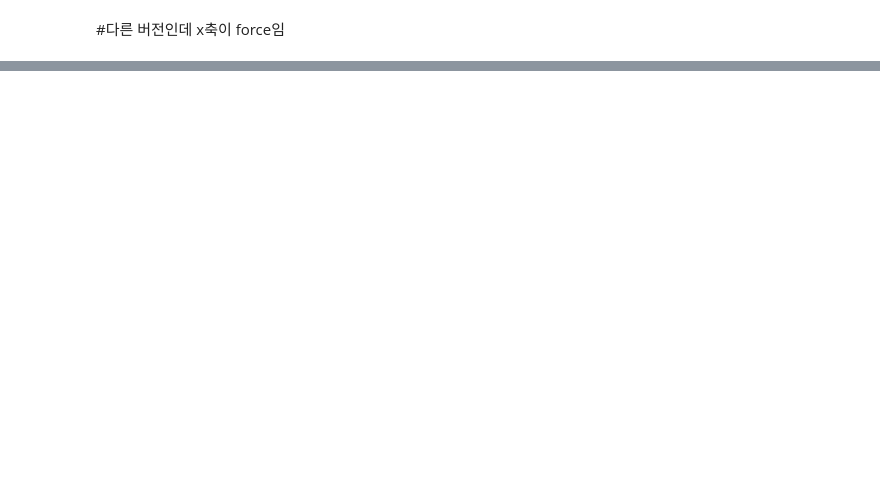
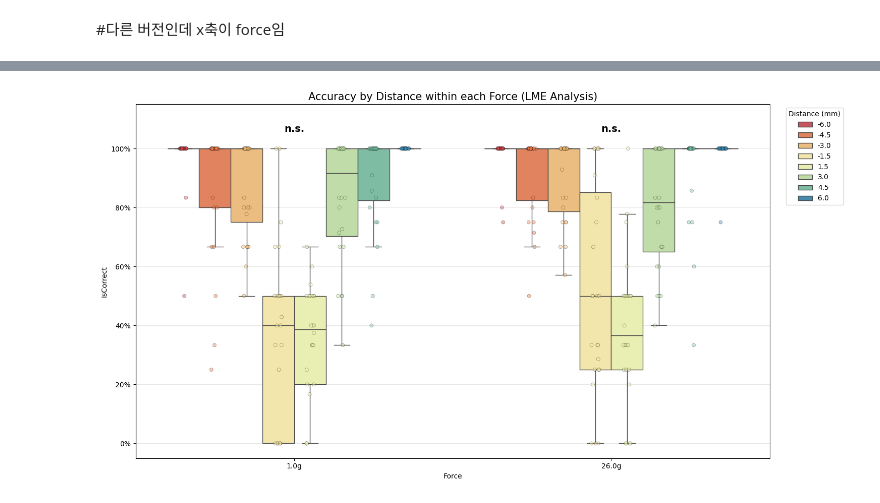
Before and after one commit to kyungeunvoyage/NailFoldExp, a Jupyter notebook: Analysis/(Analysis)Spatial_Discrimination.ipynb, the cells around one changed output, grey strips where cells are left out. Saved outputs shown, nothing was run; the diff lists cells and outputs as text; code cells hidden in the pictures; blank space fills up the shorter version.

```diff
--- a/Analysis/(Analysis)Spatial_Discrimination.ipynb
+++ b/Analysis/(Analysis)Spatial_Discrimination.ipynb
@@ -98,0 +226,94 @@ else:
+# %%
+import pandas as pd
+import seaborn as sns
+import matplotlib.pyplot as plt
+import matplotlib.ticker as mtick
+import glob
+import statsmodels.formula.api as smf
+
+# 1. 데이터 로드 및 통합 (기존 로직 유지)
+file_pattern = 'P*_SpatialDiscrimination.csv'
+file_list = glob.glob(file_pattern)
+
+dist_map = {
+    ('g0', 'g1'): 1.5,   ('g1', 'g0'): -1.5,
+    ('g0', 'g-1'): -1.5, ('g-1', 'g0'): 1.5,
+    ('g0', 'g2'): 3.0,   ('g2', 'g0'): -3.0,
+    ('g0', 'g-2'): -3.0, ('g-2', 'g0'): 3.0,
+    ('g0', 'g3'): 4.5,   ('g3', 'g0'): -4.5,
+    ('g-3', 'g0'): 4.5,  ('g0', 'g-3'): -4.5,
+    ('g0', 'g4'): 6.0,   ('g4', 'g0'): -6.0,
+    ('g-4', 'g0'): 6.0,  ('g0', 'g-4'): -6.0,
+    ('g0', 'g-14'): -6.0, ('g-14', 'g0'): 6.0
+}
+
+if not file_list:
+    print("CSV 파일을 찾을 수 없습니다.")
+else:
+    all_data = []
+    for file in file_list:
+        df = pd.read_csv(file)
+        all_data.append(df)
+    combined_df = pd.concat(all_data, ignore_index=True)
+
+    combined_df['Distance'] = combined_df.apply(lambda row: dist_map.get((row['Stim_1st'], row['Stim_2nd']), None), axis=1)
+    combined_df = combined_df.dropna(subset=['Distance'])
+
+    subject_summary = combined_df.groupby(['Subject', 'Force', 'Distance'])['IsCorrect'].mean().reset_index()
+    dist_list = sorted(subject_summary['Distance'].unique())
+    subject_summary['Distance_Label'] = subject_summary['Distance'].astype(str)
+    dist_labels = [str(d) for d in dist_list]
+
+    # --- 2. 시각화 준비 ---
+    plt.figure(figsize=(15, 8))
+    ax = sns.boxplot(data=subject_summary, x='Force', y='IsCorrect', hue='Distance_Label',
+                     hue_order=dist_labels, palette='Spectral', showfliers=False)
+    sns.stripplot(data=subject_summary, x='Force', y='IsCorrect', hue='Distance_Label',
+                  hue_order=dist_labels, dodge=True, marker='o', alpha=0.4,
+                  edgecolor='black', linewidth=0.5, palette='Spectral', legend=False)
+
+    # --- 3. Force별 LME 실행 및 별표 추가 함수 ---
+    def get_sig_star(p):
+        if p < 0.001: return '***'
+        elif p < 0.01: return '**'
+        elif p < 0.05: return '*'
+        return 'n.s.'
+
+    # 분석할 Force 리스트 (데이터상의 실제 값 확인 필요, 예: 1.0, 26.0)
+    target_forces = subject_summary['Force'].unique()
+
+    print("--- Force-specific LME Analysis ---")
+    for i, force_val in enumerate(sorted(target_forces)):
+        # 해당 Force 데이터만 추출
+        subset = subject_summary[subject_summary['Force'] == force_val]
+
+        try:
+            # Distance가 정확도에 미치는 영향 분석 (Subject는 Random Effect)
+            model = smf.mixedlm("IsCorrect ~ Distance", subset, groups=subset["Subject"])
+            result = model.fit()
+            p_val = result.pvalues['Distance']
+            star = get_sig_star(p_val)
+
+            print(f"Force {force_val}g: p-value = {p_val:.4f} ({star})")
+
+            # 그래프에 별표 표시 (해당 Force 그룹의 중앙 상단)
+            # x_pos는 boxplot의 x축 인덱스 (0, 1, 2...)
+            x_pos = i
+            y_max = subset['IsCorrect'].max() + 0.05
+            ax.text(x_pos, 1.05, star, ha='center', va='bottom', fontsize=14, fontweight='bold')
+
+        except Exception as e:
+            print(f"Force {force_val}g 분석 중 오류 발생: {e}")
+
+    # --- 4. 마무리 포맷팅 ---
+    handles, labels = ax.get_legend_handles_labels()
+    plt.legend(handles[:len(dist_labels)], labels[:len(dist_labels)],
+               title='Distance (mm)', bbox_to_anchor=(1.02, 1), loc='upper left')
+
+    plt.title('Accuracy by Distance within each Force (LME Analysis)', fontsize=15)
+    plt.ylim(-0.05, 1.15)
+    plt.gca().yaxis.set_major_formatter(mtick.PercentFormatter(1.0))
+    plt.grid(axis='y', alpha=0.3)
+    plt.tight_layout()
+    plt.show()
+# %% [output]
@@ -99,3 +323,4 @@ else:
+[figure, added]
 # %%
 import pandas as pd
 import seaborn as sns
```
Also changed, not shown: parts of 6 cells of this notebook.
